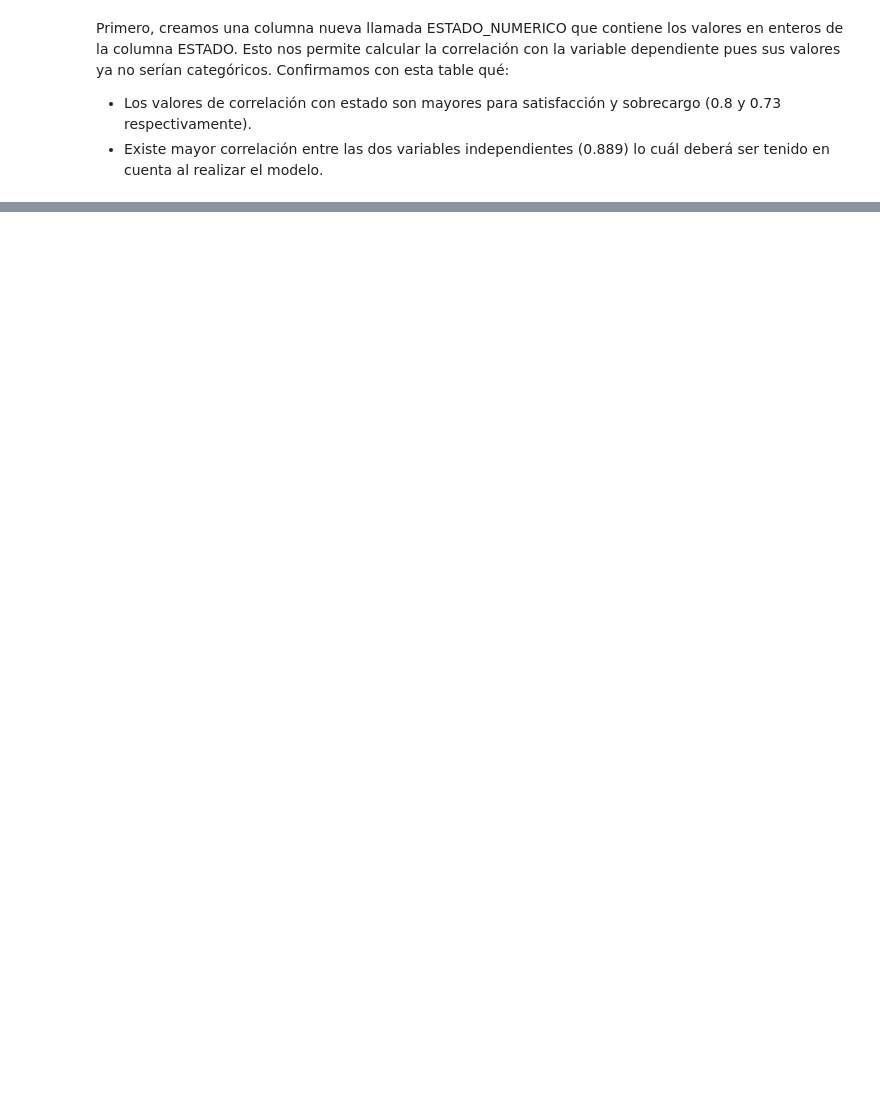
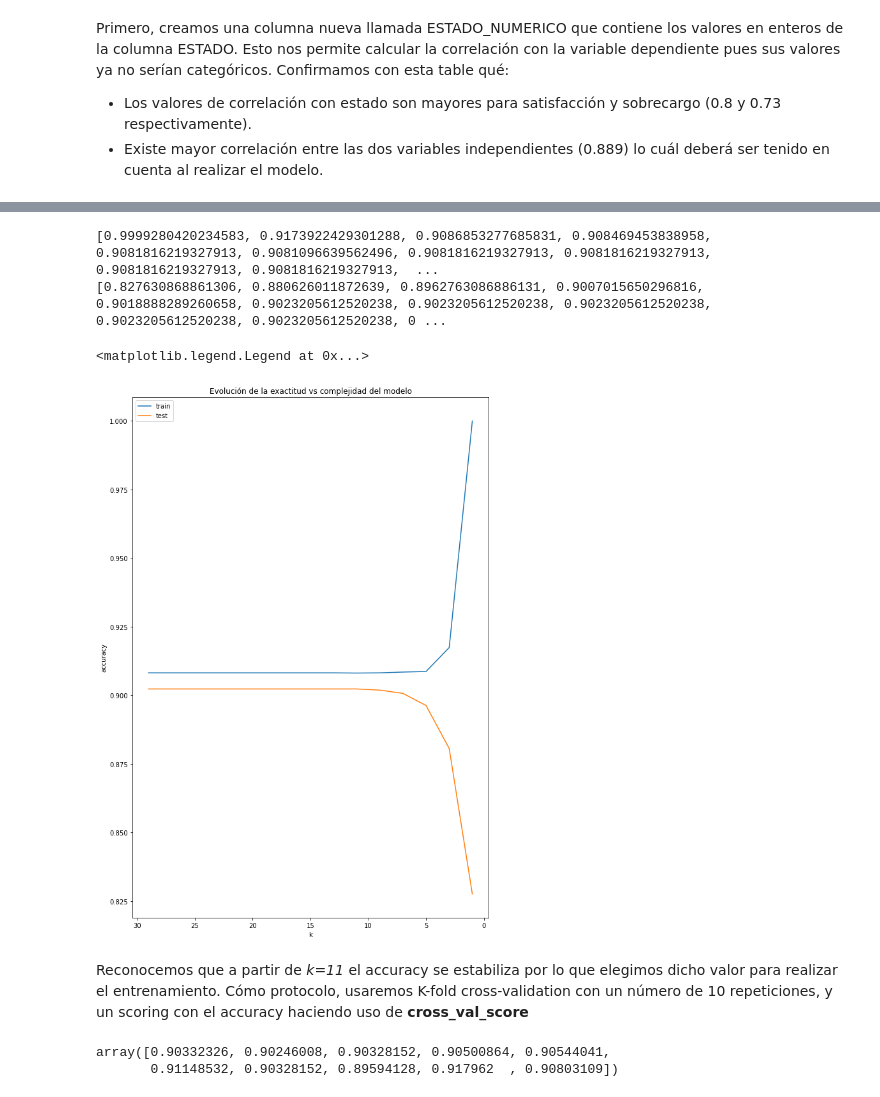
Before and after one commit to marcopza/DAProject, a Jupyter notebook: Proyecto Analítica de Datos.ipynb, the cells around one changed output, grey strips where cells are left out. Cells and saved outputs as stored; diff of their text form; code cells hidden in the pictures; blank space fills up the shorter version.

Commit message:
Add KNN and its protocols

```diff
--- a/Proyecto Analítica de Datos.ipynb
+++ b/Proyecto Analítica de Datos.ipynb
@@ -188,0 +200,7 @@ y sobrecargo (0.8 y 0.73 respectivamente).
+# %%
+df_scaled = df.copy()[['INGRESOS', 'CASA', 'PRECIO_DISPOSITIVO', 'MESES',
+'DURACION', 'SOBRECARGO', 'SALDO_RESTANTE']]
+df_scaled['INSATISFACCION'] = df['SATISFACCION']
+for column in df_scaled.columns:
+    df_scaled[column] = df_scaled[column] / df_scaled[column].abs().max()
+df_scaled.describe(include='all')
@@ -188,0 +220,3 @@ y sobrecargo (0.8 y 0.73 respectivamente).
+# %%
+df_scaled['ESTADO'] = df['ESTADO']
+df_scaled['ESTADO_NUMERICO'] = df['ESTADO_NUMERICO']
@@ -188,0 +245,4 @@ y sobrecargo (0.8 y 0.73 respectivamente).
+# %%
+df_cleaned = df_scaled.copy()[['SOBRECARGO', 'INSATISFACCION',
+                               'ESTADO']]
+df_cleaned.describe(include='all')
@@ -188,0 +266,47 @@ y sobrecargo (0.8 y 0.73 respectivamente).
+# %%
+x = df_cleaned[['SOBRECARGO', 'INSATISFACCION']]
+y = df_cleaned['ESTADO']
+X_train, X_test, Y_train, Y_test = train_test_split(x, y, test_size=0.4,
+                                                    random_state=12345,
+                                                    stratify=y)
+acc_train_vec = []
+acc_test_vec = []
+k_vec = np.arange(1,31,2)
+for k in k_vec:
+    knn = neighbors.KNeighborsClassifier(n_neighbors=k)
+    knn.fit(X_train, Y_train)
+    Y_pred = knn.predict(X_train)
+    acc_train_vec.append(metrics.accuracy_score(Y_train, Y_pred))
+    Y_pred = knn.predict(X_test)
+    acc_test_vec.append(metrics.accuracy_score(Y_test, Y_pred))
+print(acc_train_vec)
+print(acc_test_vec)
+# %% [output]
+[0.9999280420234583, 0.9173922429301288, 0.9086853277685831, 0.908469453838958, 0.9081816219327913, 0.9081096639562496, 0.9081816219327913, 0.9081816219327913, 0.9081816219327913, 0.9081816219327913,  ...
+[0.827630868861306, 0.880626011872639, 0.8962763086886131, 0.9007015650296816, 0.9018888289260658, 0.9023205612520238, 0.9023205612520238, 0.9023205612520238, 0.9023205612520238, 0.9023205612520238, 0 ...
+# %%
+plt.figure(figsize=(10,15))
+ax = plt.gca()
+plt.plot(k_vec, acc_train_vec)
+plt.plot(k_vec, acc_test_vec)
+ax.set_xlim(ax.get_xlim()[::-1])
+plt.axis('tight')
+plt.xlabel('k')
+plt.ylabel('accuracy')
+plt.title('Evolución de la exactitud vs complejidad del modelo')
+plt.legend(['train', 'test'])
+# %% [output]
+<matplotlib.legend.Legend at 0x...>
+[figure, added]
+# %% [markdown]
+Reconocemos que a partir de _k=11_ el accuracy se estabiliza por lo que
+elegimos dicho valor para realizar el entrenamiento. Cómo protocolo, usaremos
+K-fold cross-validation con un número de 10 repeticiones, y un scoring
+con el accuracy haciendo uso de **cross_val_score**
+# %%
+knn = neighbors.KNeighborsClassifier(n_neighbors=11)
+results = cross_val_score(knn, x, y, cv=10, scoring='accuracy')
+results
+# %% [output]
+array([0.90332326, 0.90246008, 0.90328152, 0.90500864, 0.90544041,
+       0.91148532, 0.90328152, 0.89594128, 0.917962  , 0.90803109])
```
Also changed, not shown: parts of 9 cells of this notebook.
